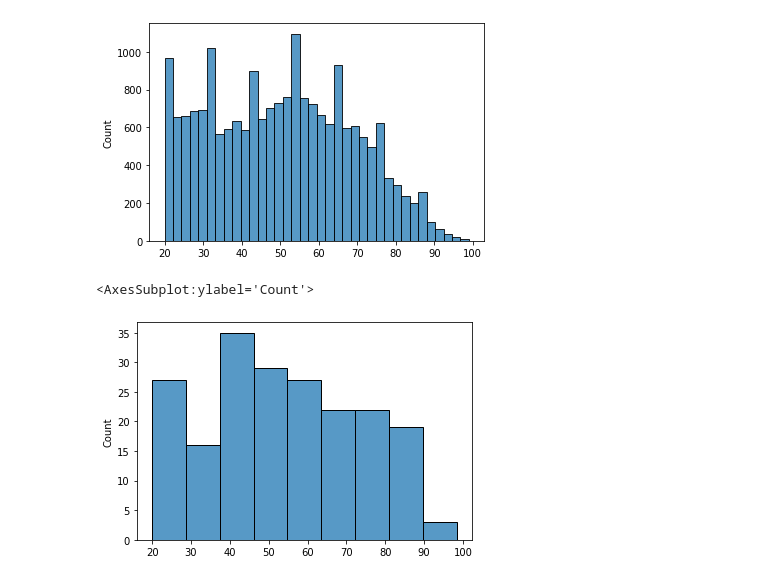
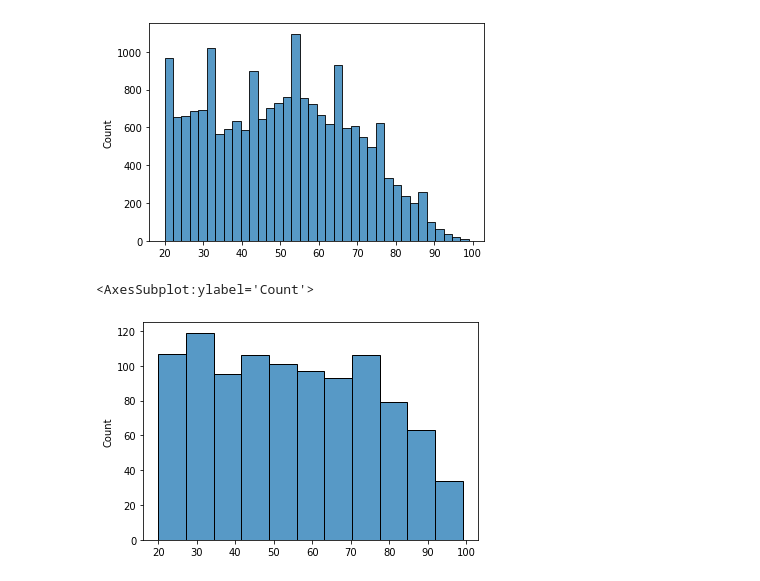
Before and after one commit to Caesar-blip/ABM, a Jupyter notebook: tests.ipynb, the cells around one changed output. Cells and saved outputs as stored; diff of their text form; code cells hidden in the pictures.

```diff
--- a/tests.ipynb
+++ b/tests.ipynb
@@ -171,21 +171,21 @@ data = model.datacollector.get_model_vars_dataframe()
 # %%
 data["Gini"].plot()
 # %%
-model = HousingMarket(rental_cost = 2000, initial_houses=20, initial_households=200)
-model.run_model(10)
+model = HousingMarket(rental_cost = 2000, initial_houses=20, initial_households=1000)
+model.run_model(90)
 agent_data = model.datacollector.get_agent_vars_dataframe()
 model_data = model.datacollector.get_model_vars_dataframe()
 # %%
 from collections import Counter
 
 ages = []
-for i in range(len(agent_data["Age"])):
+for i in range(len(agent_data.xs(90, level = 'Step')["Age"])):
     ages.append(agent_data["Age"].iloc[i])
 
 min(ages)
 max(ages)
 
 sns.histplot(ages)
 # %% [output]
 <AxesSubplot:ylabel='Count'>
-[figure, old version]
+[figure, new version]
```
Also changed, not shown: parts of 1 cell of this notebook, 2 other files.
